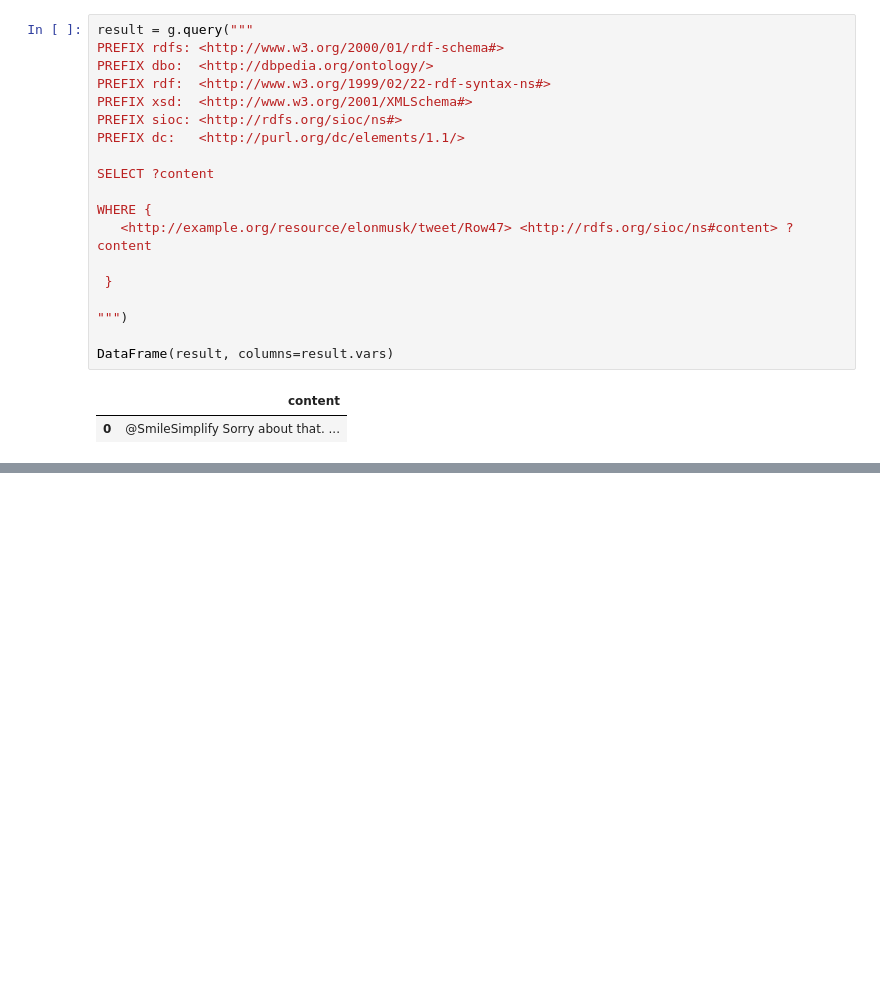
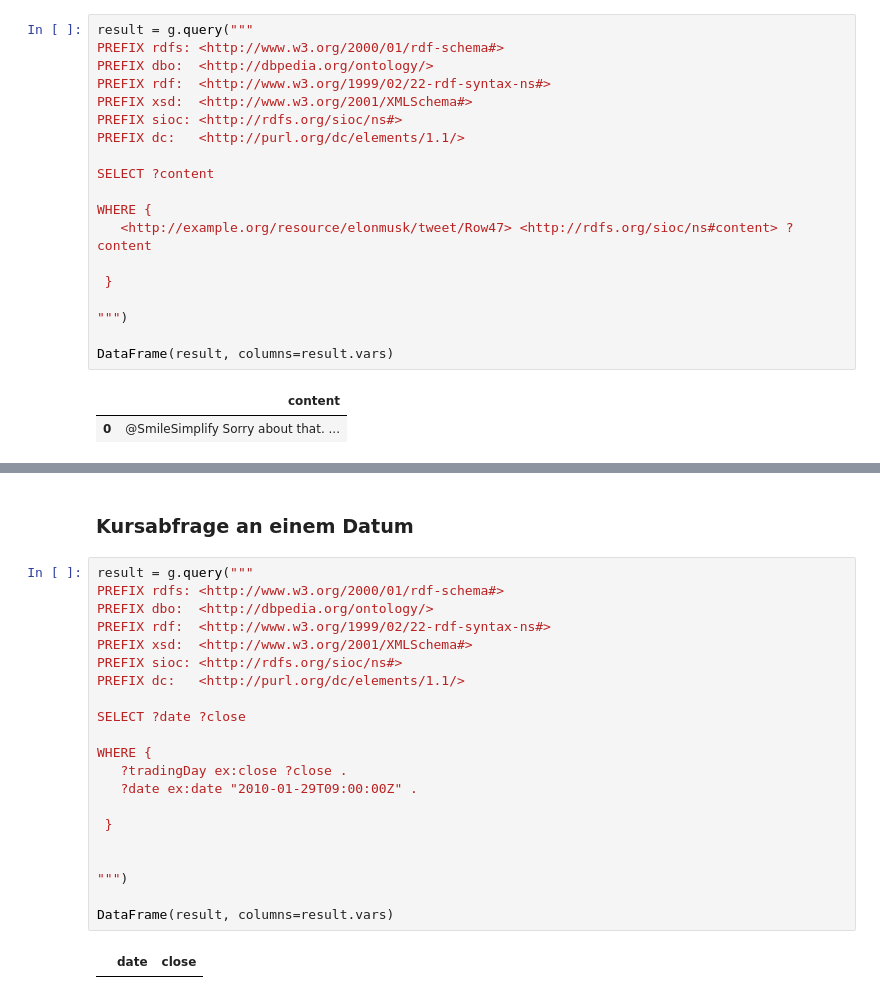
Before and after one commit to PaulaAnna/SemanticWeb, a Jupyter notebook: Gruppe Tesla-Musk.ipynb, the cells around one changed output, grey strips where cells are left out. Drawn from its saved outputs; the diff is of its cells as text; blank space fills up the shorter version.

```diff
--- a/Gruppe Tesla-Musk.ipynb
+++ b/Gruppe Tesla-Musk.ipynb
@@ -147,0 +194,25 @@ DataFrame(result, columns=result.vars)
+# %% [markdown]
+### Kursabfrage an einem Datum
+# %%
+result = g.query("""
+PREFIX rdfs: <http://www.w3.org/2000/01/rdf-schema#>
+PREFIX dbo:  <http://dbpedia.org/ontology/>
+PREFIX rdf:  <http://www.w3.org/1999/02/22-rdf-syntax-ns#>
+PREFIX xsd:  <http://www.w3.org/2001/XMLSchema#>
+PREFIX sioc: <http://rdfs.org/sioc/ns#>
+PREFIX dc:   <http://purl.org/dc/elements/1.1/>
+
+SELECT ?date ?close
+
+WHERE {
+   ?tradingDay ex:close ?close .
+   ?date ex:date "2010-01-29T09:00:00Z" .
+
+ }
+
+
+""")
+
+DataFrame(result, columns=result.vars)
+# %% [output]
+|  | date | close |
```
Also changed, not shown: parts of 6 cells of this notebook.
